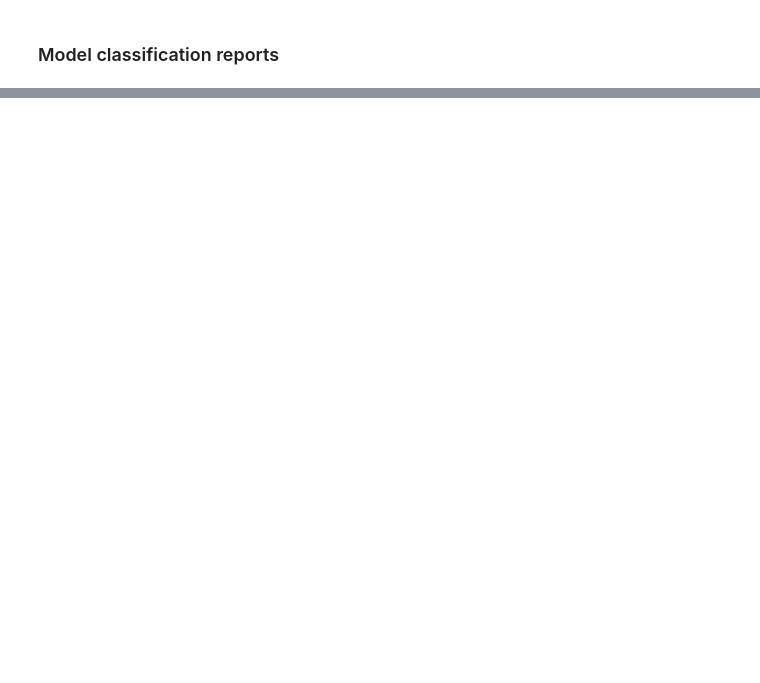
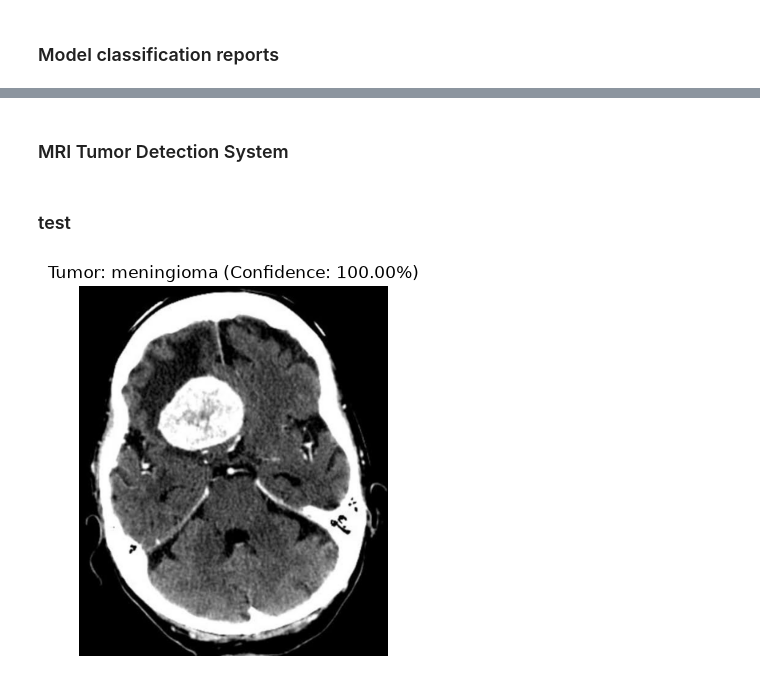
Before and after one commit to mo24ali/brainscan, a Jupyter notebook: notebooks/01_eda.ipynb, the cells around one changed output, grey strips where cells are left out. Cells and saved outputs as stored; diff of their text form; code cells hidden in the pictures; blank space fills up the shorter version.

```diff
--- a/notebooks/01_eda.ipynb
+++ b/notebooks/01_eda.ipynb
@@ -225,0 +333,49 @@ print(classification_report(test_labels, np.argmax(test_predictions, axis=1)))
+# %% [markdown]
+### MRI Tumor Detection System
+# %%
+from keras.preprocessing.image import load_img, img_to_array
+import numpy as np
+import matplotlib.pyplot as plt
+
+# Class labels, in the exact order used to encode the training labels
+class_labels = list(CLASS_NAMES)
+
+
+def detect_and_display(img_path, model, image_size=128):
+    """
+    Function to detect tumor and display results.
+    If no tumor is detected, it displays "No Tumor".
+    Otherwise, it shows the predicted tumor class and confidence.
+    """
+    try:
+        # Load and preprocess the image (same raw 0-255 pixels as during training)
+        img = load_img(img_path, target_size=(image_size, image_size))
+        img_array = img_to_array(img)
+        img_array = np.expand_dims(img_array, axis=0)  # Add batch dimension
+
+        # Make a prediction
+        predictions = model.predict(img_array, verbose=0)
+        predicted_class_index = np.argmax(predictions, axis=1)[0]
+        confidence_score = np.max(predictions, axis=1)[0]
+
+        # Determine the class
+        if class_labels[predicted_class_index] == 'notumor':
+            result = "No Tumor"
+        else:
+            result = f"Tumor: {class_labels[predicted_class_index]}"
+
+        # Display the image with the prediction
+        plt.imshow(load_img(img_path))
+        plt.axis('off')
+        plt.title(f"{result} (Confidence: {confidence_score * 100:.2f}%)")
+        plt.show()
+
+    except Exception as e:
+        print("Error processing the image:", str(e))
+# %% [markdown]
+### test
+# %%
+image_path = os.path.join(RAW_DATA_DIR, "meningioma", "Te-me_0015.jpg")
+detect_and_display(image_path, model)
+# %% [output]
+[figure, added]
```
Also changed, not shown: parts of 15 cells of this notebook.
